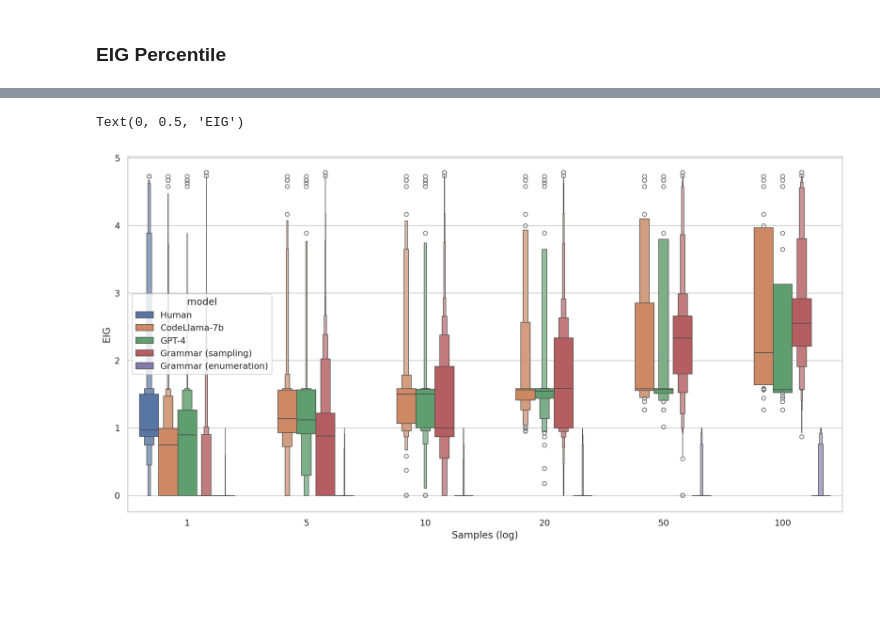
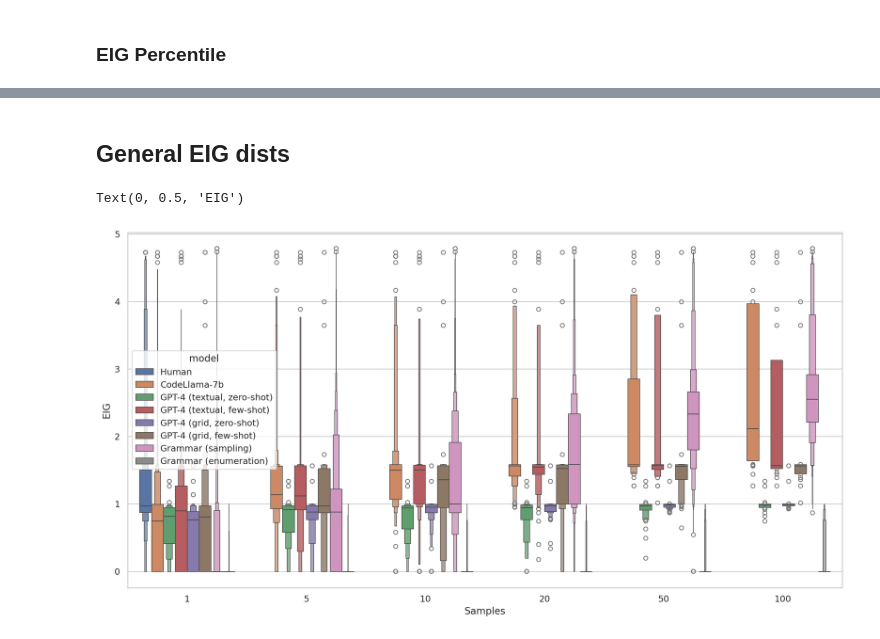
Before and after one commit to gabegrand/battleship, a Jupyter notebook: experiments/cogsci/analysis.ipynb, the cells around one changed output, grey strips where cells are left out. Saved outputs shown, nothing was run; the diff lists cells and outputs as text; code cells hidden in the pictures; blank space fills up the shorter version.

```diff
--- a/experiments/cogsci/analysis.ipynb
+++ b/experiments/cogsci/analysis.ipynb
@@ -94,3 +75,23 @@ df_gpt4
+# %%
+df_gpt4_textual = pd.read_csv(os.path.join(RESULTS_DIR, "gpt4-2024-01-25-15-02-02-textual", "results.csv"))
+df_gpt4_textual["model"] = "GPT-4 (textual, few-shot)"
+df_gpt4_textual["board_format"] = "textual"
+df_gpt4_textual["few_shot"] = True
+
+df_gpt4_textual_zero_shot = pd.read_csv(os.path.join(RESULTS_DIR, "gpt4-2024-01-26-00-48-40-textual-zero-shot", "results.csv"))
+df_gpt4_textual_zero_shot["model"] = "GPT-4 (textual, zero-shot)"
+df_gpt4_textual_zero_shot["board_format"] = "textual"
+df_gpt4_textual_zero_shot["few_shot"] = False
+
+df_gpt4_grid = pd.read_csv(os.path.join(RESULTS_DIR, "gpt4-2024-01-26-01-27-01-grid", "results.csv"))
+df_gpt4_grid["model"] = "GPT-4 (grid, few-shot)"
+df_gpt4_grid["board_format"] = "grid"
+df_gpt4_grid["few_shot"] = True
+
+df_gpt4_grid_zero_shot = pd.read_csv(os.path.join(RESULTS_DIR, "gpt4-2024-01-26-02-02-26-grid-zero-shot", "results.csv"))
+df_gpt4_grid_zero_shot["model"] = "GPT-4 (grid, zero-shot)"
+df_gpt4_grid_zero_shot["board_format"] = "grid"
+df_gpt4_grid_zero_shot["few_shot"] = False
 # %%
 df_grammar_sampling = pd.read_csv(os.path.join(RESULTS_DIR, "grammar-sampling-2024-01-22", "sampling_data.csv"))
 df_grammar_sampling = df_grammar_sampling.rename(columns={"board_id": "trial_id"})
@@ -142,7 +143,15 @@ df_grammar_enumeration
 # %% [markdown]
 # Construct bootstrapped k samples
 # %%
-BOOTSTRAP_MODELS = [df_codellama_7b, df_gpt4, df_grammar_sampling, df_grammar_enumeration]
+BOOTSTRAP_MODELS = [
+    df_codellama_7b,
+    df_gpt4_textual_zero_shot,
+    df_gpt4_textual,
+    df_gpt4_grid_zero_shot,
+    df_gpt4_grid,
+    df_grammar_sampling,
+    df_grammar_enumeration,
+]
 
 
 def bootstrap(df: pd.DataFrame, k: int = 5):
@@ -153,13 +162,14 @@ def bootstrap(df: pd.DataFrame, k: int = 5):
     # return pd.concat(samples).reset_index(drop=False)
     _scores = df["score"].to_numpy()
     n = len(_scores)
-    _scores = np.nan_to_num(_scores, nan=float('-inf'))
+    _scores = np.nan_to_num(_scores, nan=float("-inf"))
     _scores = np.reshape(_scores, (-1, k))
     idx = np.argmax(_scores, axis=1)
     offset = np.array([i * k for i in range(len(idx))])
     idx = idx + offset
     _df = df.iloc[idx].reset_index(drop=True)
     return _df
+
 
 data = []
 
@@ -172,6 +182,9 @@ for _df_model in BOOTSTRAP_MODELS:
     for k in [5, 10, 20, 50, 100]:
         # _df = _df_model.groupby(["model", "trial_id"]).apply(lambda df: bootstrap(df, k=k)).reset_index(drop=True)
         for trial_id, df_group in _df_model.groupby("trial_id"):
+            if len(df_group) < k:
+                continue
+
             _df = bootstrap(df_group.copy(), k=k)
             _df["k"] = k
             data.append(_df)
@@ -411,10 +500,12 @@ Text(0, 0.5, 'EIG')
+# %% [markdown]
+## General EIG dists
 # %%
 plt.figure(figsize=(16, 8))
 # sns.pointplot(data=df, x="k", y="score", hue="model", errorbar="se")
 sns.boxenplot(data=df, x="k", y="score", hue="model")
-plt.xlabel("Samples (log)")
+plt.xlabel("Samples")
 plt.ylabel("EIG")
 # plt.xscale("log")
 # %% [output]
 Text(0, 0.5, 'EIG')
-[figure, old version]
+[figure, new version]
```
Also changed, not shown: parts of 26 cells of this notebook, 1 other file.
